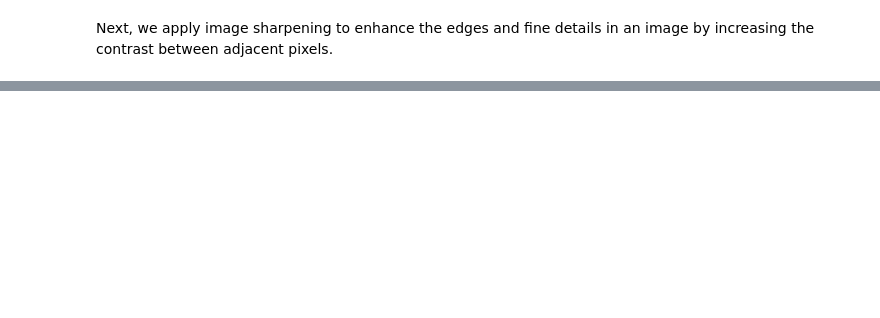
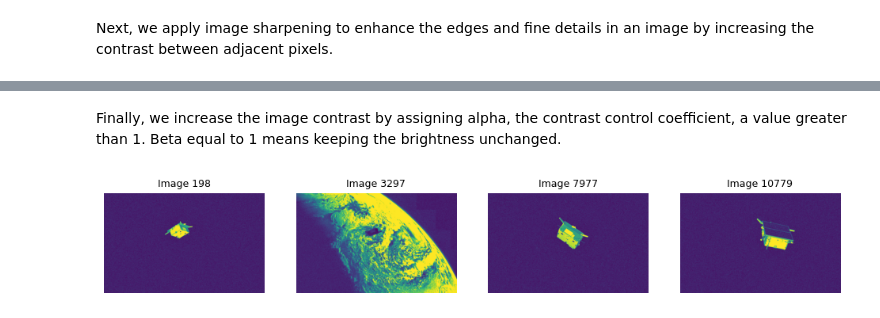
Before and after one commit to lfgodoi/intelligent-spacecraft-pose-estimator, a Jupyter notebook: exploratory_data_analysis.ipynb, the cells around one changed output, grey strips where cells are left out. Drawn from its saved outputs; the diff is of its cells as text; code cells hidden in the pictures; blank space fills up the shorter version.

Commit message:
Contrast increase implemented in the EDA notebook

```diff
--- a/exploratory_data_analysis.ipynb
+++ b/exploratory_data_analysis.ipynb
@@ -124,0 +125,12 @@ display_images(sharpened_equalized_images)
+# %% [markdown]
+Finally, we increase the image contrast by assigning alpha, the contrast control coefficient, a value greater than 1. Beta equal to 1 means keeping the brightness unchanged.
+# %%
+enhanced_images = {}
+for filename, sharpened_equalized_image in equalized_images.items():
+    enhanced_image = cv.convertScaleAbs(sharpened_equalized_image, alpha=1.5, beta=1.0)
+    # enhanced_image = cv.addWeighted(sharpened_equalized_image, 1.5, sharpened_equalized_image, 0, 1.0)
+    enhanced_images[filename] = enhanced_image
+
+display_images(enhanced_images)
+# %% [output]
+[figure, added]
```
Also changed, not shown: parts of 7 cells of this notebook, 2 other files.
